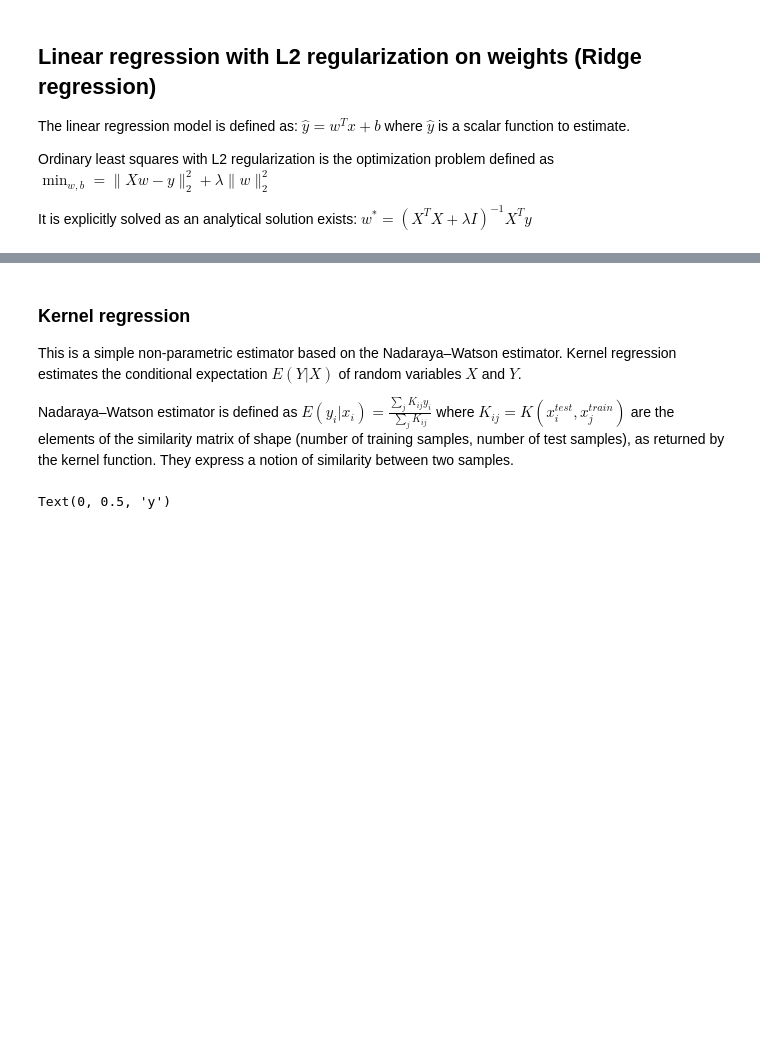
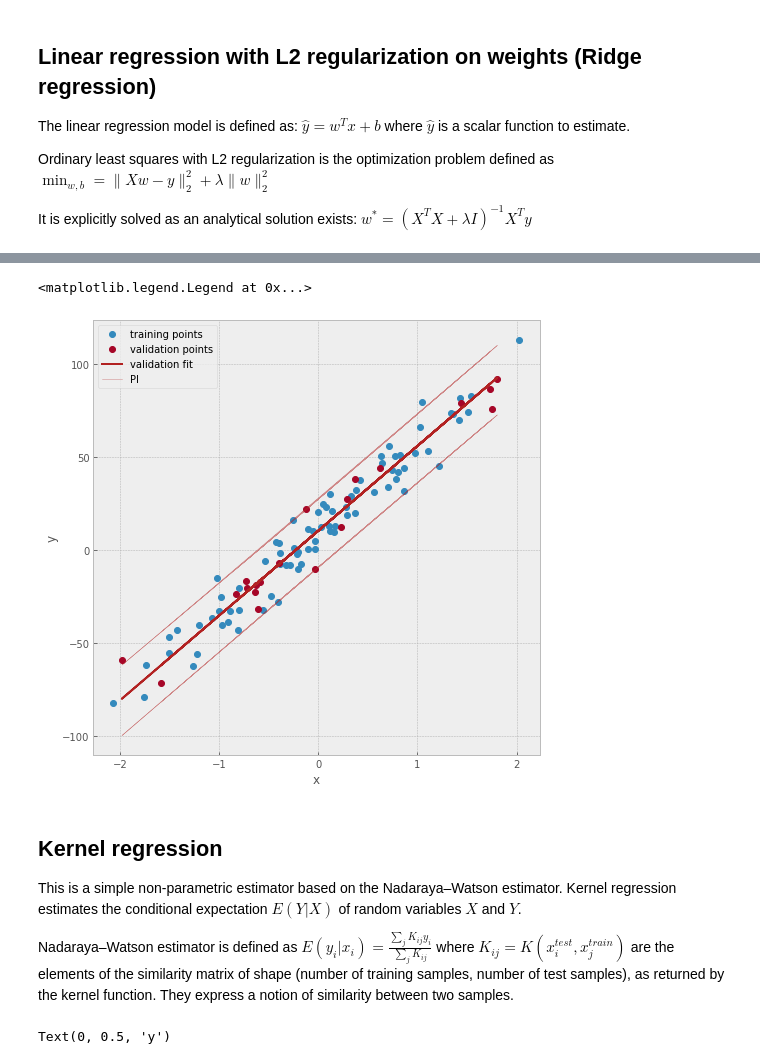
Before and after one commit to clabrugere/numpy-basics, a Jupyter notebook: notebooks/notebook.ipynb, the cells around one changed output, grey strips where cells are left out. Drawn from its saved outputs; the diff is of its cells as text; code cells hidden in the pictures; blank space fills up the shorter version.

Commit message:
added non-parametric estimation of the prediction intervals using bootstraping

```diff
--- a/notebooks/notebook.ipynb
+++ b/notebooks/notebook.ipynb
@@ -81,5 +90,25 @@ Model RMSE: 3.69
+# %%
+from models.meta import PredictionIntervals
+
+
+meta = PredictionIntervals(ridge_regressor)
+meta.fit(X_train, y_train)
+y_hat, percentiles = meta.predict(X_val)
+
+fig, ax = plt.subplots(figsize=(8, 8))
+ax.plot(X_train, y_train, lw=0., marker='o', label='training points')
+ax.plot(X_val, y_val, lw=0., marker='o', label='validation points')
+ax.plot(X_val, y_hat, label='validation fit', c='firebrick')
+ax.plot(X_val, percentiles[0], label='PI', c='firebrick', alpha=.5, lw=.5)
+ax.plot(X_val, percentiles[1], c='firebrick', alpha=.5, lw=.5)
+ax.set_xlabel('x')
+ax.set_ylabel('y')
+plt.legend()
+# %% [output]
+<matplotlib.legend.Legend at 0x...>
+[figure, added]
 # %% [markdown]
-### Kernel regression
+## Kernel regression
 
 This is a simple non-parametric estimator based on the Nadaraya–Watson estimator. Kernel regression estimates the conditional expectation $E(Y|X)$ of random variables $X$ and $Y$.
 
```
Also changed, not shown: parts of 2 cells of this notebook, 2 other files.
